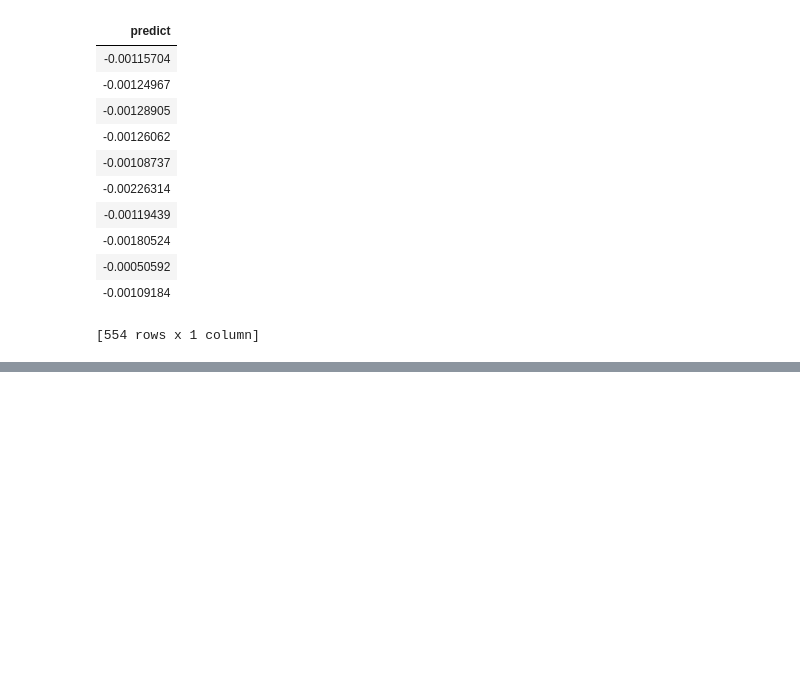
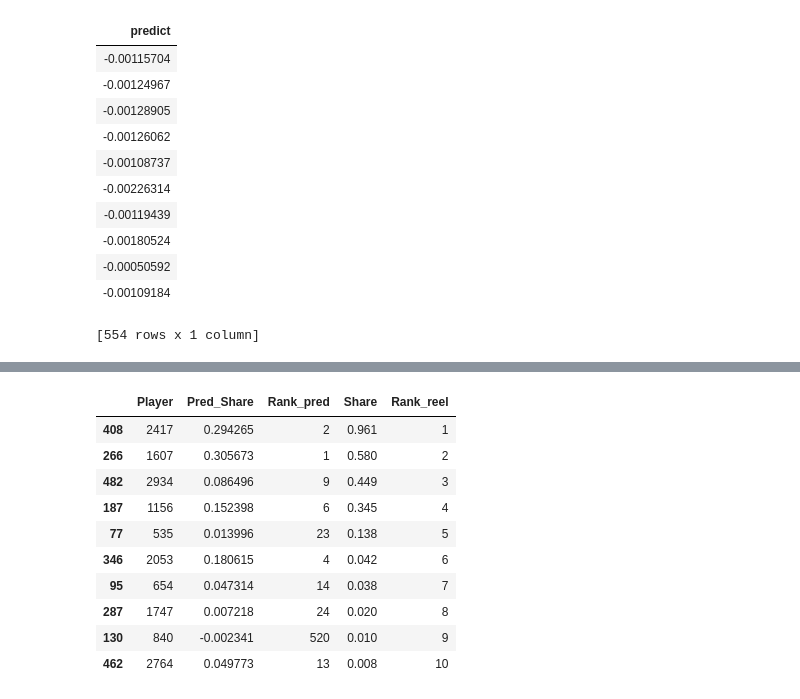
Before and after one commit to MartinErwan/ML_NBA_MVP_Prediction, a Jupyter notebook: PFE_Prediction.ipynb, the cells around one changed output, grey strips where cells are left out. Cells and saved outputs as stored; diff of their text form; code cells hidden in the pictures; blank space fills up the shorter version.

```diff
--- a/PFE_Prediction.ipynb
+++ b/PFE_Prediction.ipynb
@@ -438,7 +438,7 @@ Généralisons maintenant cette fonction de sorte à calculer cette erreur pour
 # %%
 def pred_to_df(Y_pred,test,y_column):
         #Mise sous dataframe des prédictions
-        Y_pred = pd.DataFrame(Y_pred,columns = ["Pred_Share"],index = test.index)
+        #Y_pred = pd.DataFrame(Y_pred,columns = ["Pred_Share"],index = test.index)
         #Création du dataframe des valeurs prédites avec leurs rangs
         DF_pred = pd.concat([test["Player"],Y_pred],axis = 1,join="inner")
         DF_pred.sort_values(by=['Pred_Share'],ascending = False, inplace = True)
@@ -752,0 +770,16 @@ test[test["Share"]>0]
+# %%
+DF_PRED_H2O_2021 = pred_to_df(test["Pred_Share"].as_data_frame(),test.as_data_frame(),"Share")
+# %%
+DF_PRED_H2O_2021.head(10)
+# %% [output]
+|  | Player | Pred_Share | Rank_pred | Share | Rank_reel |
+| 408 | 2417 | 0.294265 | 2 | 0.961 | 1 |
+| 266 | 1607 | 0.305673 | 1 | 0.580 | 2 |
+| 482 | 2934 | 0.086496 | 9 | 0.449 | 3 |
+| 187 | 1156 | 0.152398 | 6 | 0.345 | 4 |
+| 77 | 535 | 0.013996 | 23 | 0.138 | 5 |
+| 346 | 2053 | 0.180615 | 4 | 0.042 | 6 |
+| 95 | 654 | 0.047314 | 14 | 0.038 | 7 |
+| 287 | 1747 | 0.007218 | 24 | 0.020 | 8 |
+| 130 | 840 | -0.002341 | 520 | 0.010 | 9 |
+| 462 | 2764 | 0.049773 | 13 | 0.008 | 10 |
```
Also changed, not shown: parts of 5 cells of this notebook.
